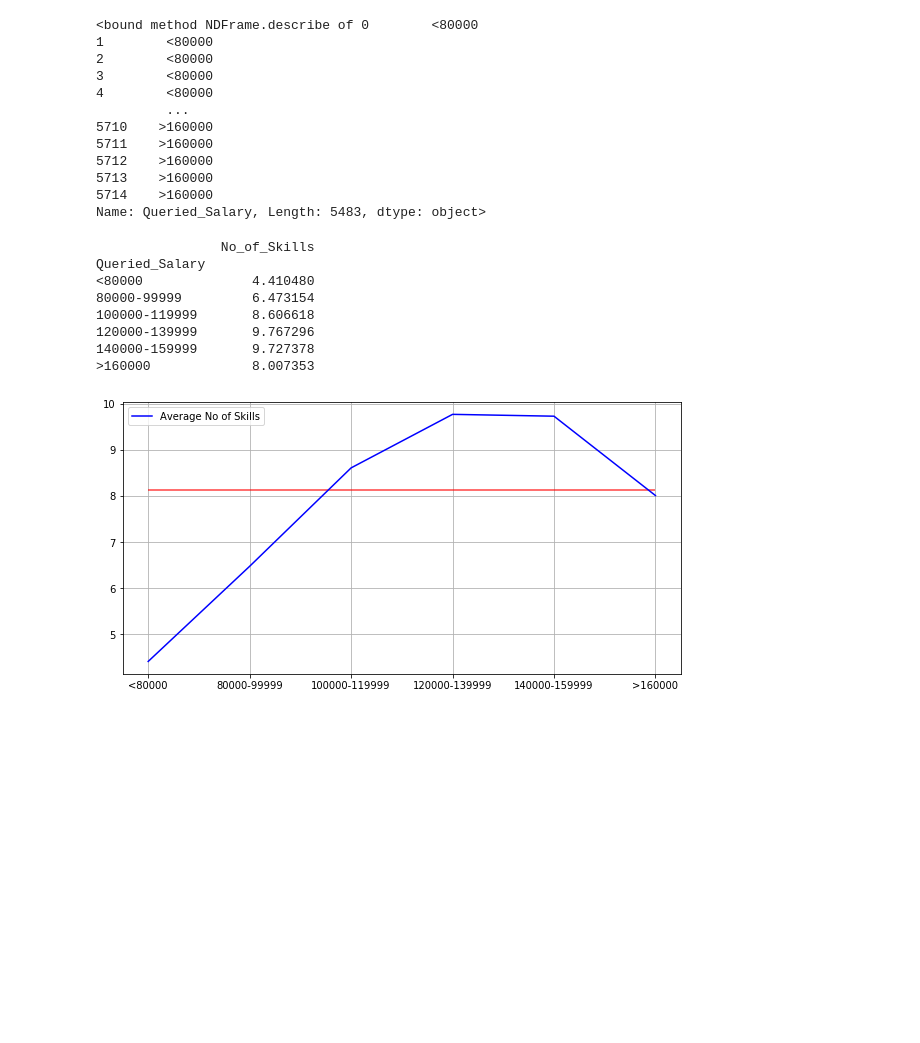
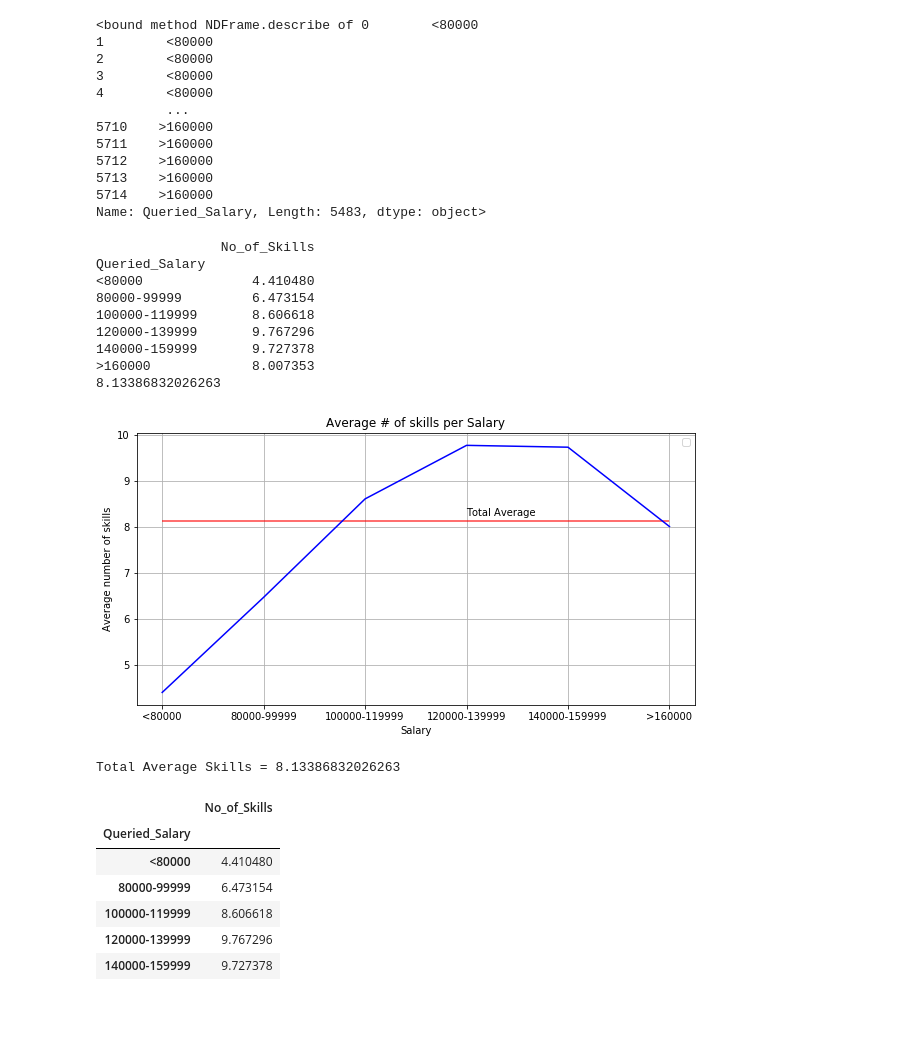
Before and after one commit to cce24/Project-1---Group-2, a Jupyter notebook: 02._Cleaning/Kevins_work2.ipynb, the cells around one changed output. Saved outputs shown, nothing was run; the diff lists cells and outputs as text; code cells hidden in the pictures; blank space fills up the shorter version.

```diff
--- a/02._Cleaning/Kevins_work2.ipynb
+++ b/02._Cleaning/Kevins_work2.ipynb
@@ -234,31 +281,49 @@ Name: Queried_Salary, Length: 5483, dtype: object>
 # %%
 salary=df_cleaned.groupby("Queried_Salary")["No_of_Skills"].mean()
 salary_df=pd.DataFrame(salary)
 resalary_df=salary_df.reindex(index=["<80000","80000-99999","100000-119999","120000-139999","140000-159999",">160000"])
 print(resalary_df)
 
 total_avg_skill=df_cleaned["No_of_Skills"].mean()
+print(total_avg_skill)
 
 plt.figure(figsize=(10,5))
 x=[1,2,3,4,5,6]
 y=resalary_df["No_of_Skills"]
 xticks=["<80000","80000-99999","100000-119999","120000-139999","140000-159999",">160000"]
-plot1=plt.plot(x,y,color="blue", label="Average No of Skills")
+plot1=plt.plot(x,y,color="blue")
 plt.xticks(x,xticks)
-plt.hlines(total_avg_skill,1,6,alpha=0.75, color="red", label="Average Total")
+plt.hlines(total_avg_skill,1,6,alpha=0.75, color="red")
+plt.text(4, 8.3, "Total Average", ha='left', va='center')
 plt.legend(handles=plot1,loc="best")
+plt.title("Average # of skills per Salary")
+plt.xlabel("Salary")
+plt.ylabel("Average number of skills")
 plt.grid()
 plt.show()
+
+
+print(f"Total Average Skills = {total_avg_skill}")
+resalary_df.head()
 # %% [output]
                 No_of_Skills
 Queried_Salary
 <80000              4.410480
 80000-99999         6.473154
 100000-119999       8.606618
 120000-139999       9.767296
 140000-159999       9.727378
 >160000             8.007353
+8.13386832026263
-[figure, old version]
+[figure, new version]
+Total Average Skills = 8.13386832026263
+|  | No_of_Skills |
+| Queried_Salary |  |
+| <80000 | 4.410480 |
+| 80000-99999 | 6.473154 |
+| 100000-119999 | 8.606618 |
+| 120000-139999 | 9.767296 |
+| 140000-159999 | 9.727378 |
 # %% [markdown]
 ##
 # %%
```
Also changed, not shown: parts of 10 cells of this notebook.
